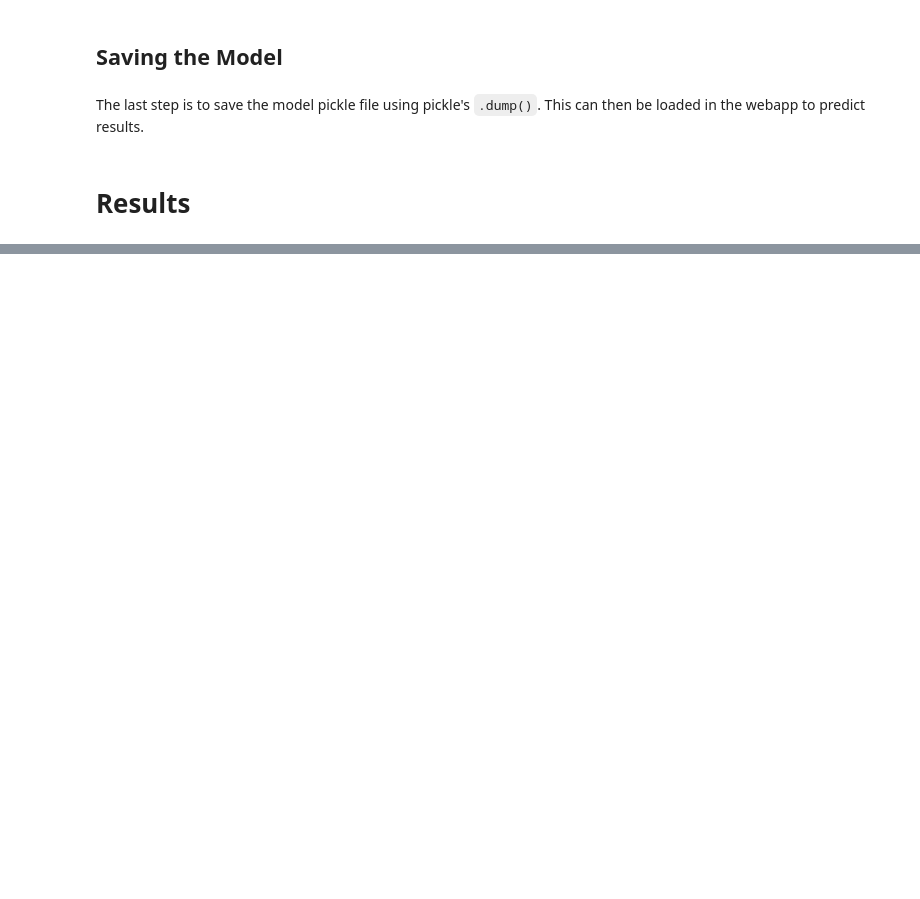
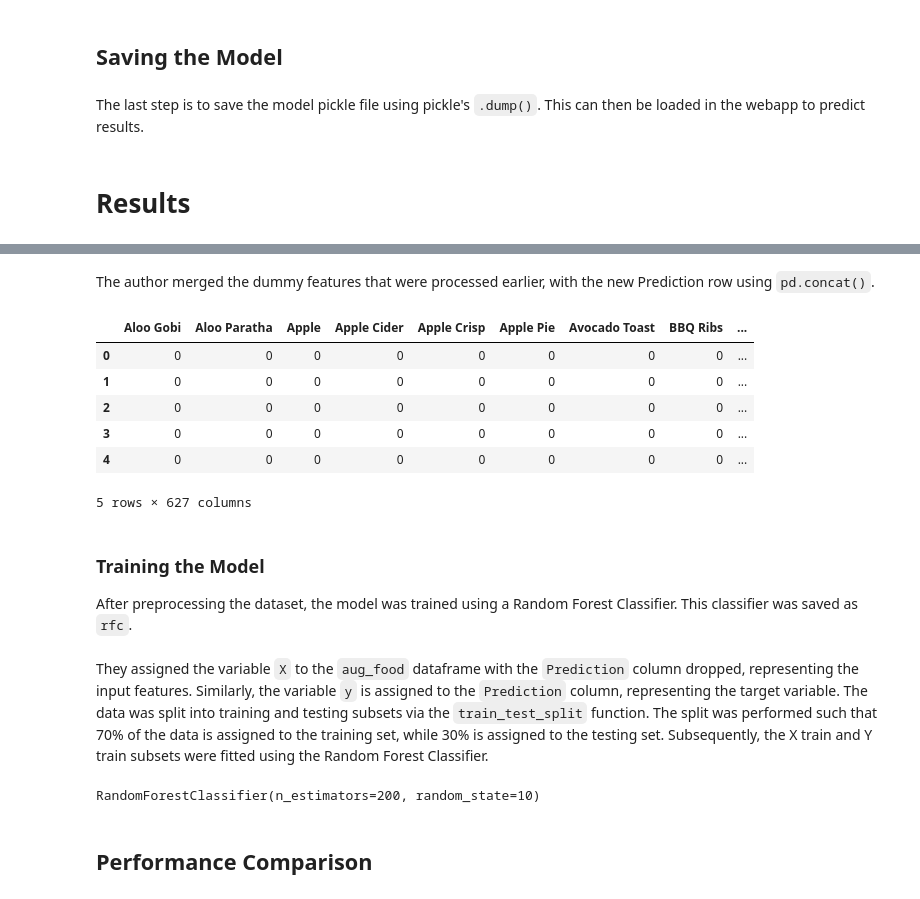
Before and after one commit to splasherzz/food-allergen-detector, a Jupyter notebook: project code/Project Code.ipynb, the cells around one changed output, grey strips where cells are left out. Saved outputs shown, nothing was run; the diff lists cells and outputs as text; code cells hidden in the pictures; blank space fills up the shorter version.

```diff
--- a/project code/Project Code.ipynb
+++ b/project code/Project Code.ipynb
@@ -530,0 +474,11 @@ When training the model, if a food product is said to not contain any allergens,
+# %%
+# getting the dummy variables
+food = pd.get_dummies(df['Food Product'],drop_first=True)
+ingr = pd.get_dummies(df['Main Ingredient'],drop_first=True)
+sweet = pd.get_dummies(df['Sweetener'],drop_first=True)
+fat = pd.get_dummies(df['Fat/Oil'],drop_first=True)
+seas = pd.get_dummies(df['Seasoning'],drop_first=True)
+aller = pd.get_dummies(df['Allergens'],drop_first=True)
+
+# dropping the columns
+df.drop(['Food Product','Main Ingredient','Sweetener','Fat/Oil','Seasoning','Allergens'],axis=1,inplace=True)
@@ -530,0 +487,11 @@ When training the model, if a food product is said to not contain any allergens,
+# %%
+# creating a mapping function for the prediction values
+def transform_pred (item):
+    if item == 'Contains':
+        return 1
+    else:
+        return 0
+
+# apply the function to prediction values
+df['Prediction'] = df['Prediction'].apply(transform_pred)
+df['Prediction']
@@ -530,0 +511,17 @@ When training the model, if a food product is said to not contain any allergens,
+# %% [markdown]
+The author merged the dummy features that were processed earlier, with the new Prediction row using `pd.concat()`.
+# %%
+df = pd.concat([food,ingr,sweet,fat,seas,aller,df],axis=1)
+df.head()
+# %% [output]
+|  | Aloo Gobi | Aloo Paratha | Apple | Apple Cider | Apple Crisp | Apple Pie | Avocado Toast | BBQ Ribs | ... |
+| 0 | 0 | 0 | 0 | 0 | 0 | 0 | 0 | 0 | ... |
+| 1 | 0 | 0 | 0 | 0 | 0 | 0 | 0 | 0 | ... |
+| 2 | 0 | 0 | 0 | 0 | 0 | 0 | 0 | 0 | ... |
+| 3 | 0 | 0 | 0 | 0 | 0 | 0 | 0 | 0 | ... |
+| 4 | 0 | 0 | 0 | 0 | 0 | 0 | 0 | 0 | ... |
+5 rows × 627 columns
+# %% [markdown]
+### **Training the Model**
+
+After preprocessing the dataset, the model was trained using a Random Forest Classifier. This classifier was saved as `rfc`.
@@ -530,0 +532,19 @@ When training the model, if a food product is said to not contain any allergens,
+# %% [markdown]
+They assigned the variable `X` to the `aug_food` dataframe with the `Prediction` column dropped, representing the input features. Similarly, the variable `y` is assigned to the `Prediction` column, representing the target variable.
+The data was split into training and testing subsets via the `train_test_split` function. The split was performed such that 70% of the data is assigned to the training set, while 30% is assigned to the testing set. Subsequently, the X train and Y train subsets were fitted using the Random Forest Classifier.
+# %%
+from sklearn.model_selection import train_test_split
+
+# assigning the input features and prediction values
+X2 = df.drop('Prediction', axis = 1)
+y2 = df['Prediction']
+
+# splitting the data
+X2_train,X2_test,y2_train,y2_test = train_test_split(X2,y2, test_size=0.3)
+
+# fitting the train subsets
+rfc.fit(X2_train,y2_train)
+# %% [output]
+RandomForestClassifier(n_estimators=200, random_state=10)
+# %% [markdown]
+## **Performance Comparison**
```
Also changed, not shown: parts of 54 cells of this notebook.
